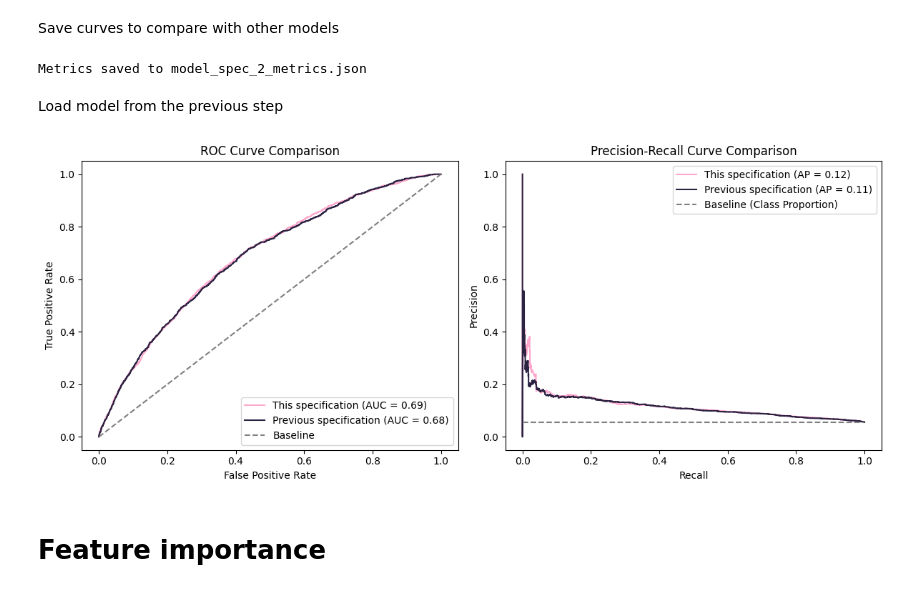
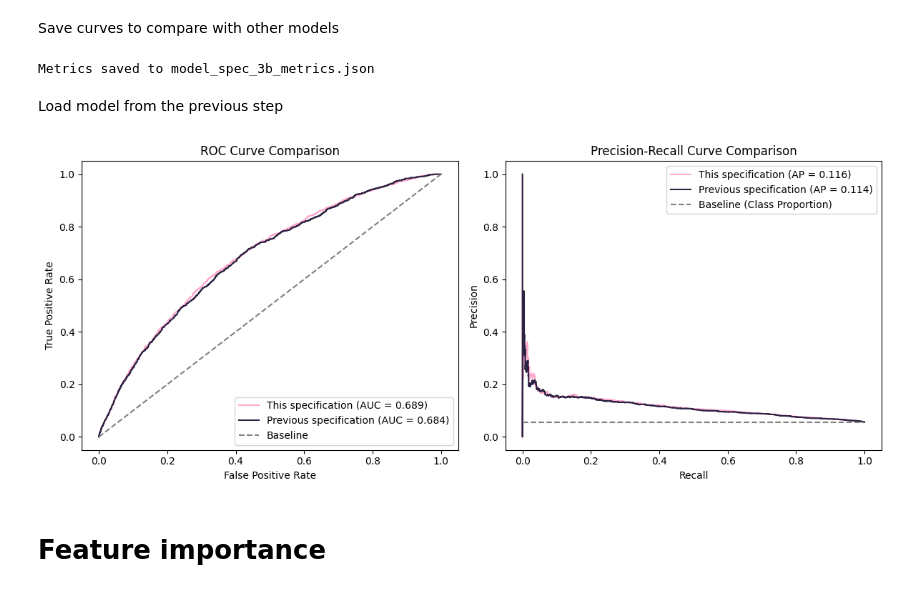
Before and after one commit to polinaknutssonklarna/model_development, a Jupyter notebook: model_development/3b_test_add_ratios.ipynb, the cells around one changed output. Cells and saved outputs as stored; diff of their text form; code cells hidden in the pictures.

```diff
--- a/model_development/3b_test_add_ratios.ipynb
+++ b/model_development/3b_test_add_ratios.ipynb
@@ -545,17 +516,16 @@ roc_pr_data = {
 }
 
 # Save to JSON file
-with open('model_spec_2_metrics.json', 'w') as f:
+with open('model_spec_step3b_metrics.json', 'w') as f:
     json.dump(roc_pr_data, f)
 
-print("Metrics saved to model_spec_2_metrics.json")
+print("Metrics saved to model_spec_3b_metrics.json")
 # %% [output]
-Metrics saved to model_spec_2_metrics.json
+Metrics saved to model_spec_3b_metrics.json
 # %% [markdown]
 Load model from the previous step
 # %%
-
-with open('model_spec_1_metrics.json', 'r') as f:
+with open('model_spec_step3a_metrics.json', 'r') as f:
     roc_pr_data_1 = json.load(f)
 
 # Extract the data
@@ -569,30 +539,30 @@ ap_1 = roc_pr_data_1['pr']['ap']
 # %%
 # Compare current model with the previous model
 plt.figure(figsize=(12, 5))
 
 # Plot ROC Curve
 plt.subplot(1, 2, 1)
-plt.plot(fpr, tpr, label=f'This specification (AUC = {roc_auc:.2f})', color = '#FFA8CD')   #2C2242
-plt.plot(fpr_1, tpr_1, label=f'Previous specification (AUC = {roc_auc_1:.2f})', color = '#2C2242') #FFA8CD
+plt.plot(fpr, tpr, label=f'This specification (AUC = {roc_auc:.3f})', color = '#FFA8CD')
+plt.plot(fpr_1, tpr_1, label=f'Previous specification (AUC = {roc_auc_1:.3f})', color = '#2C2242')
 plt.plot([0, 1], [0, 1], color='grey', linestyle='--', label='Baseline')
 plt.title('ROC Curve Comparison')
 plt.xlabel('False Positive Rate')
 plt.ylabel('True Positive Rate')
 plt.legend(loc='lower right')
 
 # Plot Precision-Recall Curve
 plt.subplot(1, 2, 2)
-plt.plot(recall, precision, label=f'This specification (AP = {ap:.2f})', color = '#FFA8CD')
-plt.plot(recall_1, precision_1, label=f'Previous specification (AP = {ap_1:.2f})', color = '#2C2242')
+plt.plot(recall, precision, label=f'This specification (AP = {ap:.3f})', color = '#FFA8CD')
+plt.plot(recall_1, precision_1, label=f'Previous specification (AP = {ap_1:.3f})', color = '#2C2242')
 plt.hlines(y_test.mean(), xmin=0, xmax=1, color='grey', linestyle='--', label='Baseline (Class Proportion)')
 plt.title('Precision-Recall Curve Comparison')
 plt.xlabel('Recall')
 plt.ylabel('Precision')
 plt.legend(loc='upper right')
 
 plt.tight_layout()
 plt.show()
 # %% [output]
-[figure, old version]
+[figure, new version]
 # %% [markdown]
 # Feature importance
```
Also changed, not shown: parts of 29 cells of this notebook, 9 other files.
